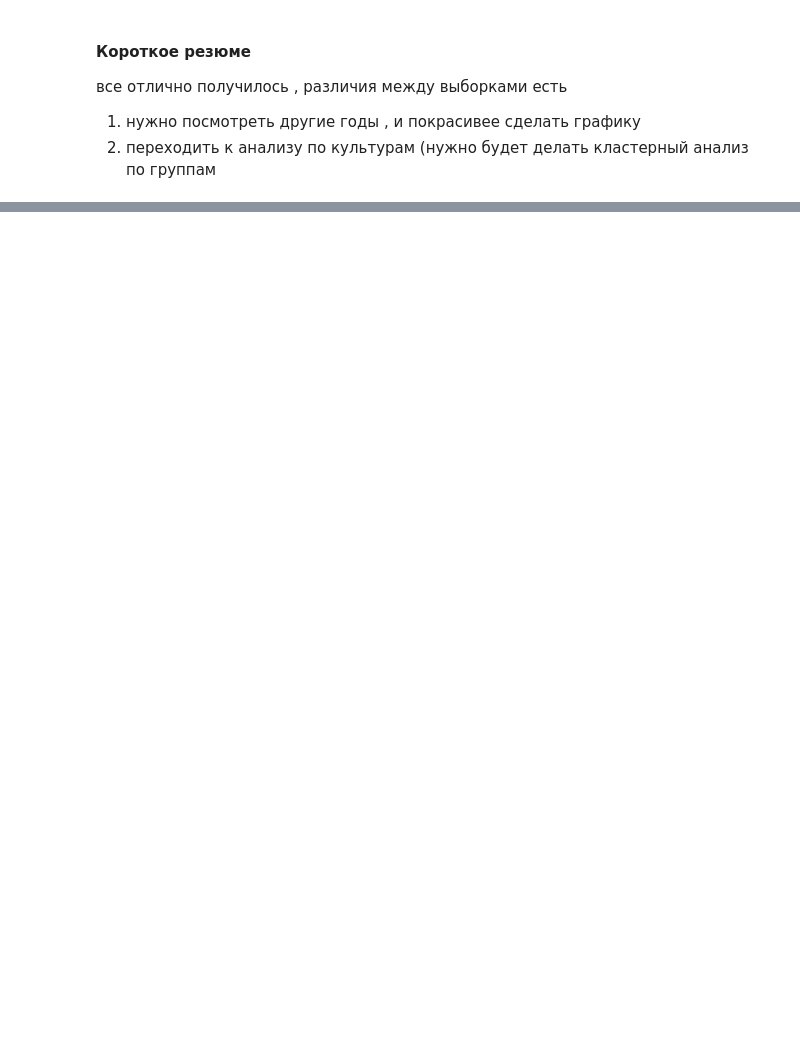
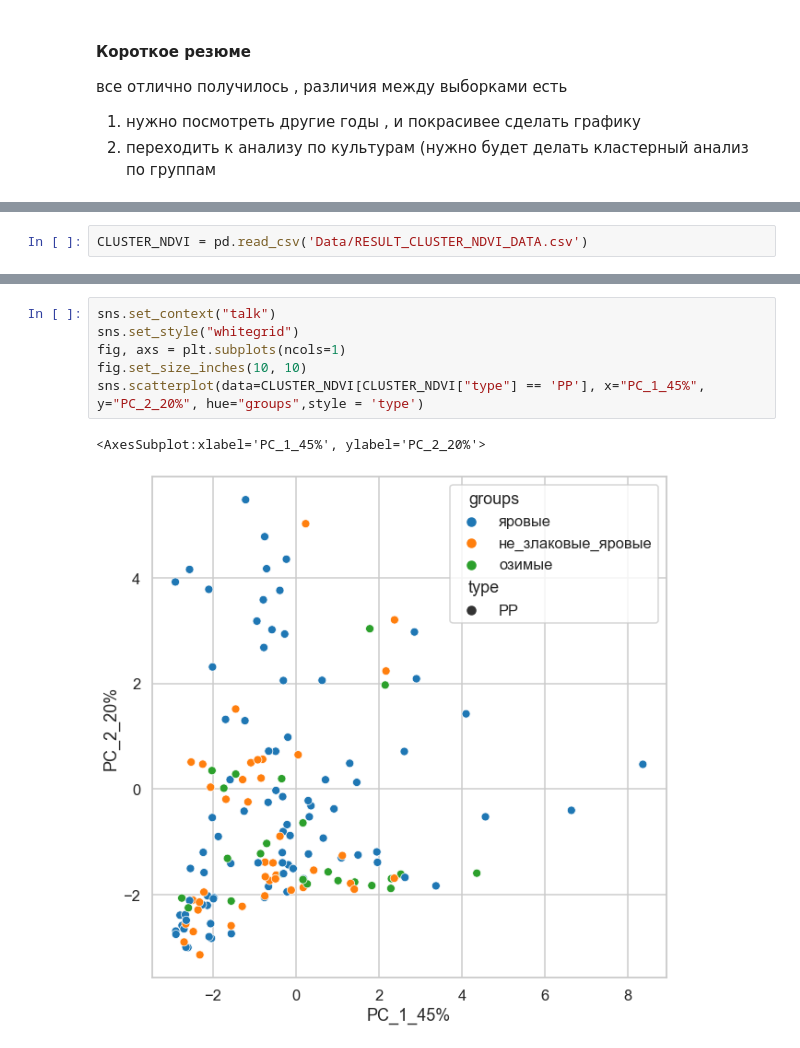
Before and after one commit to hukitoc94/Archangelskoe_NDTI_project, a Jupyter notebook: arhchan_project.ipynb, the cells around one changed output, grey strips where cells are left out. Drawn from its saved outputs; the diff is of its cells as text; blank space fills up the shorter version.

```diff
--- a/arhchan_project.ipynb
+++ b/arhchan_project.ipynb
@@ -179,0 +156,2 @@ print(f'{res} при p уровне значимости {scipy.stats.kruskal(x,
+# %%
+CLUSTER_NDVI = pd.read_csv('Data/RESULT_CLUSTER_NDVI_DATA.csv')
@@ -179,0 +176,9 @@ print(f'{res} при p уровне значимости {scipy.stats.kruskal(x,
+# %%
+sns.set_context("talk")
+sns.set_style("whitegrid")
+fig, axs = plt.subplots(ncols=1)
+fig.set_size_inches(10, 10)
+sns.scatterplot(data=CLUSTER_NDVI[CLUSTER_NDVI["type"] == 'PP'], x="PC_1_45%", y="PC_2_20%", hue="groups",style = 'type')
+# %% [output]
+<AxesSubplot:xlabel='PC_1_45%', ylabel='PC_2_20%'>
+[figure, added]
```
Also changed, not shown: parts of 8 cells of this notebook, 1 other file.
